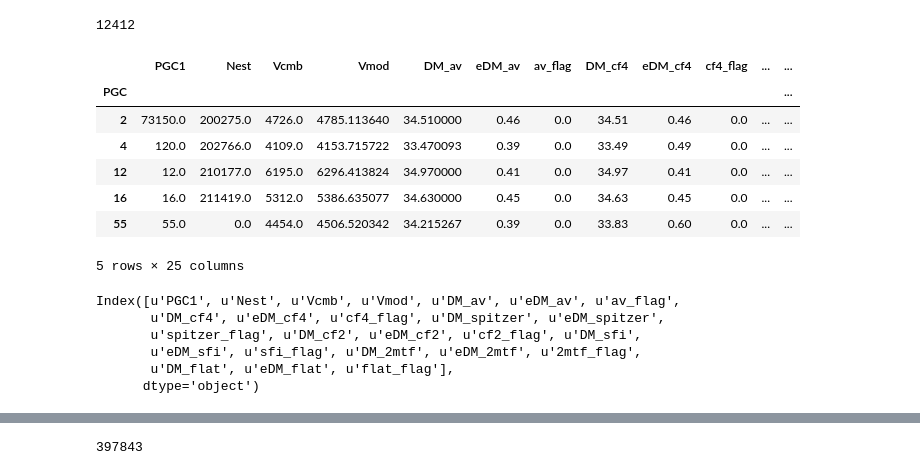
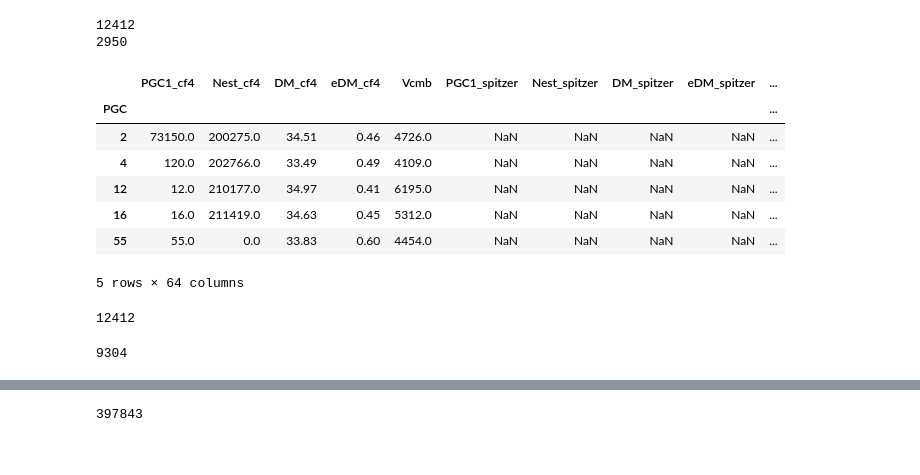
Before and after one commit to ekourkchi/CF4catalog, a Jupyter notebook: TF_aitoff.ipynb, the cells around one changed output, grey strips where cells are left out. Saved outputs shown, nothing was run; the diff lists cells and outputs as text; code cells hidden in the pictures.

```diff
--- a/TF_aitoff.ipynb
+++ b/TF_aitoff.ipynb
@@ -73,32 +73,43 @@ def set_axes(ax, xlim=None, ylim=None, fontsize=16, twinx=True, twiny=True, mino
 
         return x_ax, y_ax
 # %%
-df = pd.read_csv('TFR_CF4_components_bar.csv', delimiter='|')
+df = pd.read_csv('df_TFR.csv', delimiter=',')
+df["PGC1"] = df.pgc1
 df["PGC1"] = df.apply(lambda x: x.PGC1 if x.PGC1 != 0 else x.PGC, axis=1)
 df = df.set_index('PGC')
 
 print(len(df))
 
+catalogs = ["cf4", "spitzer", "cf2", "sfi", "2mtf", "flat"]
+ind = (df["Vcmb_cf4"].isna()) | (df["Vcmb_cf4"]==0)
+print(len(df["Vcmb_cf4"][ind]))
+
+for cat in catalogs:
+    ind = (df["Vcmb_cf4"].isna()) | (df["Vcmb_cf4"]==0)
+    df["Vcmb_cf4"][ind] = df["Vcmb_"+cat][ind]
+
+ind = (df["Vcmb_cf4"].isna()) | (df["Vcmb_cf4"]==0)
+df["Vcmb_cf4"][ind] = np.nan
+
+df = df.rename(columns={'Vcmb_cf4': 'Vcmb',
+                       })
+
 df.head()
 # %% [output]
 12412
+2950
-|  | PGC1 | Nest | Vcmb | Vmod | DM_av | eDM_av | av_flag | DM_cf4 | eDM_cf4 | cf4_flag | ... | ... |
-| PGC |  |  |  |  |  |  |  |  |  |  |  | ... |
-| 2 | 73150.0 | 200275.0 | 4726.0 | 4785.113640 | 34.510000 | 0.46 | 0.0 | 34.51 | 0.46 | 0.0 | ... | ... |
-| 4 | 120.0 | 202766.0 | 4109.0 | 4153.715722 | 33.470093 | 0.39 | 0.0 | 33.49 | 0.49 | 0.0 | ... | ... |
-| 12 | 12.0 | 210177.0 | 6195.0 | 6296.413824 | 34.970000 | 0.41 | 0.0 | 34.97 | 0.41 | 0.0 | ... | ... |
-| 16 | 16.0 | 211419.0 | 5312.0 | 5386.635077 | 34.630000 | 0.45 | 0.0 | 34.63 | 0.45 | 0.0 | ... | ... |
-| 55 | 55.0 | 0.0 | 4454.0 | 4506.520342 | 34.215267 | 0.39 | 0.0 | 33.83 | 0.60 | 0.0 | ... | ... |
+|  | PGC1_cf4 | Nest_cf4 | DM_cf4 | eDM_cf4 | Vcmb | PGC1_spitzer | Nest_spitzer | DM_spitzer | eDM_spitzer | ... |
+| PGC |  |  |  |  |  |  |  |  |  | ... |
+| 2 | 73150.0 | 200275.0 | 34.51 | 0.46 | 4726.0 | NaN | NaN | NaN | NaN | ... |
+| 4 | 120.0 | 202766.0 | 33.49 | 0.49 | 4109.0 | NaN | NaN | NaN | NaN | ... |
+| 12 | 12.0 | 210177.0 | 34.97 | 0.41 | 6195.0 | NaN | NaN | NaN | NaN | ... |
+| 16 | 16.0 | 211419.0 | 34.63 | 0.45 | 5312.0 | NaN | NaN | NaN | NaN | ... |
+| 55 | 55.0 | 0.0 | 33.83 | 0.60 | 4454.0 | NaN | NaN | NaN | NaN | ... |
-5 rows × 25 columns
+5 rows × 64 columns
-# %%
-df.columns
-# %% [output]
-Index([u'PGC1', u'Nest', u'Vcmb', u'Vmod', u'DM_av', u'eDM_av', u'av_flag',
-       u'DM_cf4', u'eDM_cf4', u'cf4_flag', u'DM_spitzer', u'eDM_spitzer',
-       u'spitzer_flag', u'DM_cf2', u'eDM_cf2', u'cf2_flag', u'DM_sfi',
-       u'eDM_sfi', u'sfi_flag', u'DM_2mtf', u'eDM_2mtf', u'2mtf_flag',
-       u'DM_flat', u'eDM_flat', u'flat_flag'],
-      dtype='object')
+# %%
+len(df)
+# %% [output]
+12412
 # %%
 import matplotlib.ticker
 
@@ -113,6 +124,10 @@ class OOMFormatter(matplotlib.ticker.ScalarFormatter):
         self.format = self.fformat
         if self._useMathText:
             self.format = '$%s$' % matplotlib.ticker._mathdefault(self.format)
+# %%
+len(df[['DM_cf4']].dropna())
+# %% [output]
+9304
 # %%
 fig = plt.figure(figsize=(5, 4), dpi=100)
 ax = fig.add_axes([0.13, 0.1, 0.85,  0.85])
```
Also changed, not shown: parts of 3 cells of this notebook, 6 other files.
